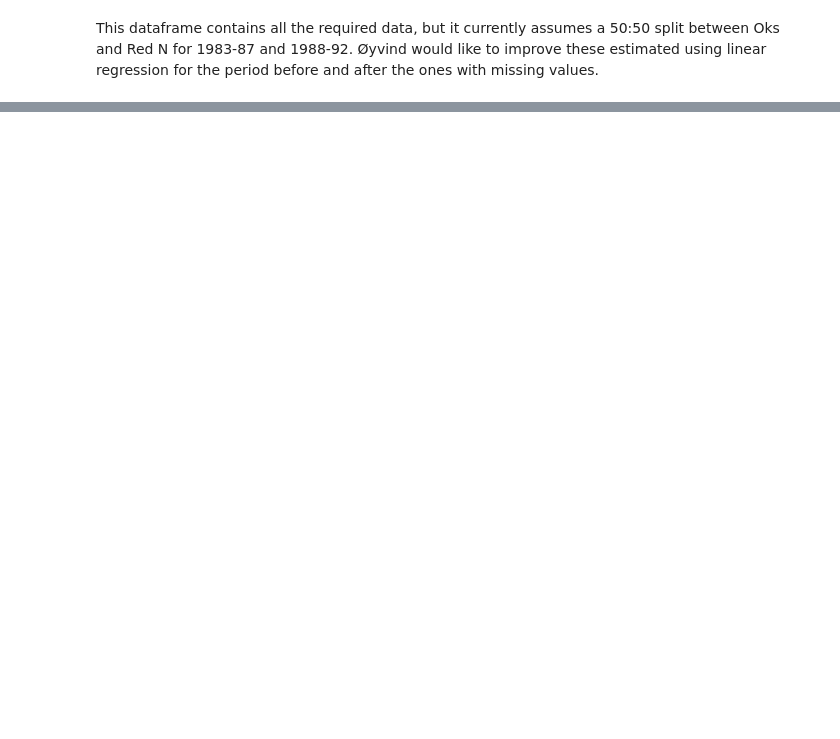
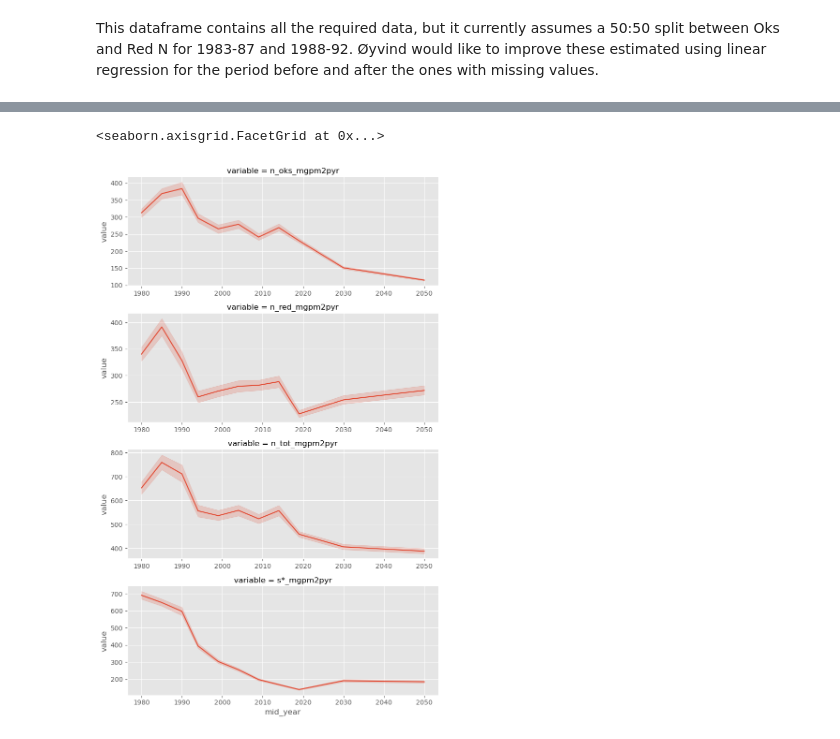
Before and after one commit to NIVANorge/1k_lakes_magic_model_dep, a Jupyter notebook: notebooks/extract_nilu_dep_blr_1000_lakes.ipynb, the cells around one changed output, grey strips where cells are left out. Saved outputs shown, nothing was run; the diff lists cells and outputs as text; code cells hidden in the pictures; blank space fills up the shorter version.

Commit message:
Process deposition data

```diff
--- a/notebooks/extract_nilu_dep_blr_1000_lakes.ipynb
+++ b/notebooks/extract_nilu_dep_blr_1000_lakes.ipynb
@@ -219,0 +289,7 @@ sn.relplot(
+# %%
+# Open datasets
+ds = xr.open_mfdataset(
+    file_paths,
+    combine="by_coords",
+)
+ds
@@ -219,0 +314,3 @@ sn.relplot(
+# %%
+# Load data from URL into memory to improve performance later
+ds = ds.load()
@@ -219,0 +429,28 @@ sn.relplot(
+# %%
+# Append scenarios to NILU historic data
+df = pd.concat([df, scen_df], axis="rows")
+
+# Save
+csv_path = r"../data/1000_lakes_nilu_dep_1978-2021_plus_scenarios.csv"
+df.to_csv(csv_path, index=False)
+# %%
+# Plot
+df2 = df[
+    ["period", "n_oks_mgpm2pyr", "n_red_mgpm2pyr", "n_tot_mgpm2pyr", "s*_mgpm2pyr"]
+].melt(id_vars="period")
+df2["mid_year"] = (
+    df2["period"].str[:4].astype(int) + df2["period"].str[-4:].astype(int)
+) / 2
+sn.relplot(
+    data=df2,
+    x="mid_year",
+    y="value",
+    row="variable",
+    kind="line",
+    height=3,
+    aspect=2.5,
+    facet_kws={"sharey": False, "sharex": False},
+)
+# %% [output]
+<seaborn.axisgrid.FacetGrid at 0x...>
+[figure, added]
```
Also changed, not shown: parts of 13 cells of this notebook, 1 other file.
